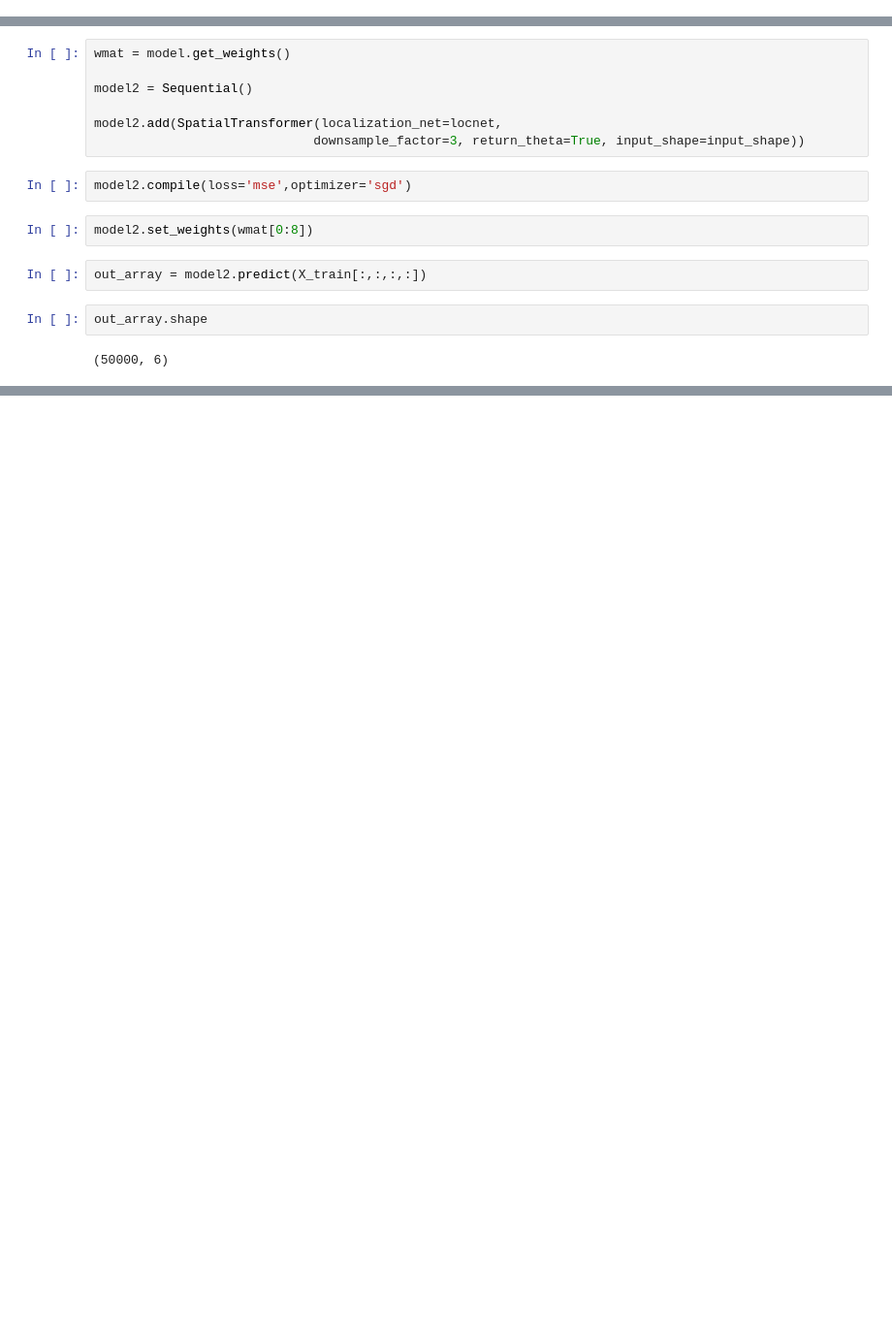
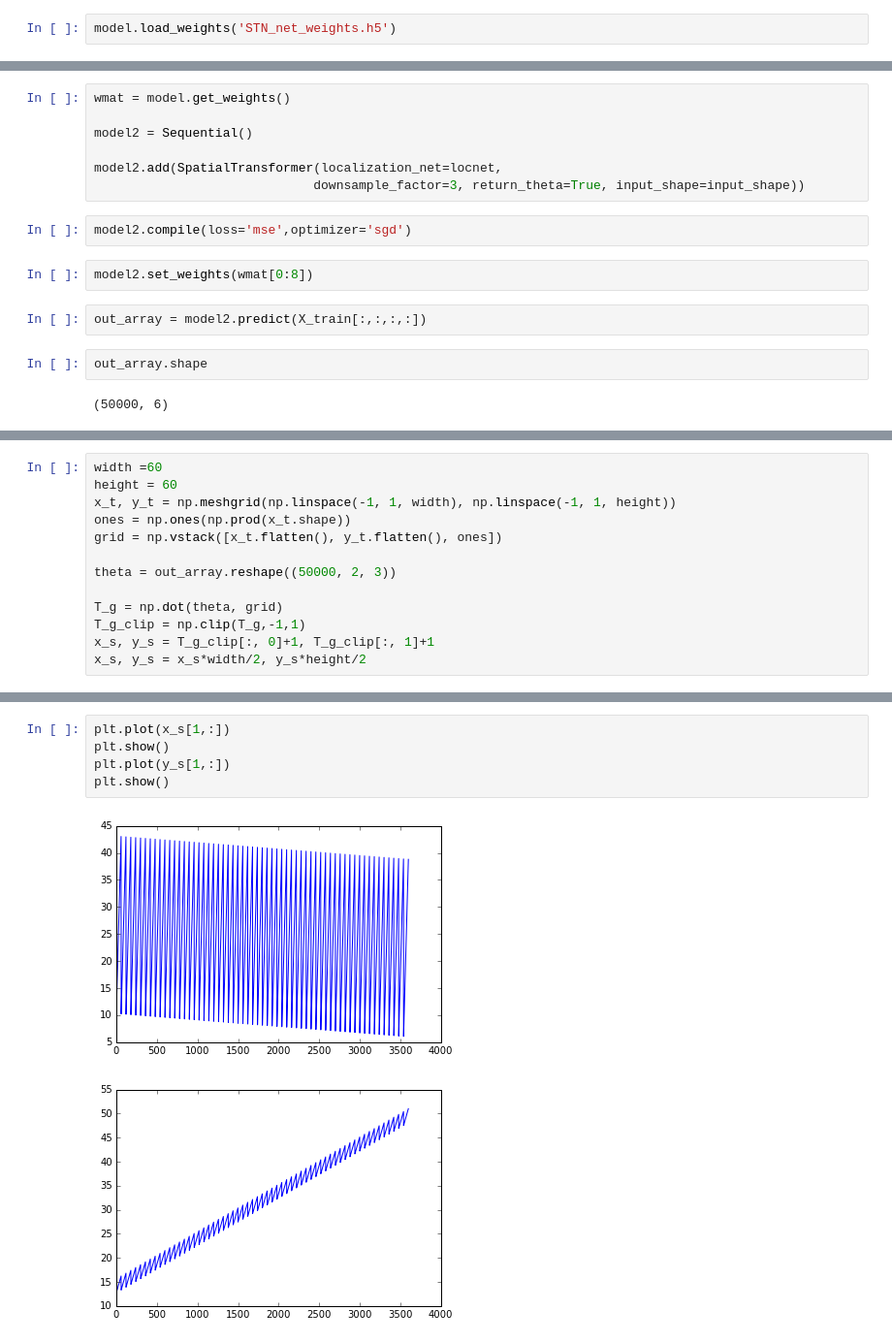
Before and after one commit to rburt/seya, a Jupyter notebook: examples/Spatial Transformer Networks Return Theta.ipynb, the cells around one changed output, grey strips where cells are left out. Shown at 97% size. Saved outputs shown, nothing was run; the diff lists cells and outputs as text; blank space fills up the shorter version.

```diff
--- a/examples/Spatial Transformer Networks Return Theta.ipynb
+++ b/examples/Spatial Transformer Networks Return Theta.ipynb
@@ -167,5 +224,7 @@ Epoch: 9 | Valid: 0.9225 | Test: 0.9236
 # %% [markdown]
 ### Visualizing what the Spatial Transformer learned
+# %%
+model.load_weights('STN_net_weights.h5')
 # %%
 Xaug = X_train[:9]
 Xresult = F(Xaug.astype('float32'))
@@ -244,0 +264,13 @@ output = output.dimshuffle(0, 3, 1, 2)
+# %%
+width =60
+height = 60
+x_t, y_t = np.meshgrid(np.linspace(-1, 1, width), np.linspace(-1, 1, height))
+ones = np.ones(np.prod(x_t.shape))
+grid = np.vstack([x_t.flatten(), y_t.flatten(), ones])
+
+theta = out_array.reshape((50000, 2, 3))
+
+T_g = np.dot(theta, grid)
+T_g_clip = np.clip(T_g,-1,1)
+x_s, y_s = T_g_clip[:, 0]+1, T_g_clip[:, 1]+1
+x_s, y_s = x_s*width/2, y_s*height/2
@@ -244,0 +281,8 @@ output = output.dimshuffle(0, 3, 1, 2)
+# %%
+plt.plot(x_s[1,:])
+plt.show()
+plt.plot(y_s[1,:])
+plt.show()
+# %% [output]
+[figure, added]
+[figure, added]
```
Also changed, not shown: parts of 7 cells of this notebook.
